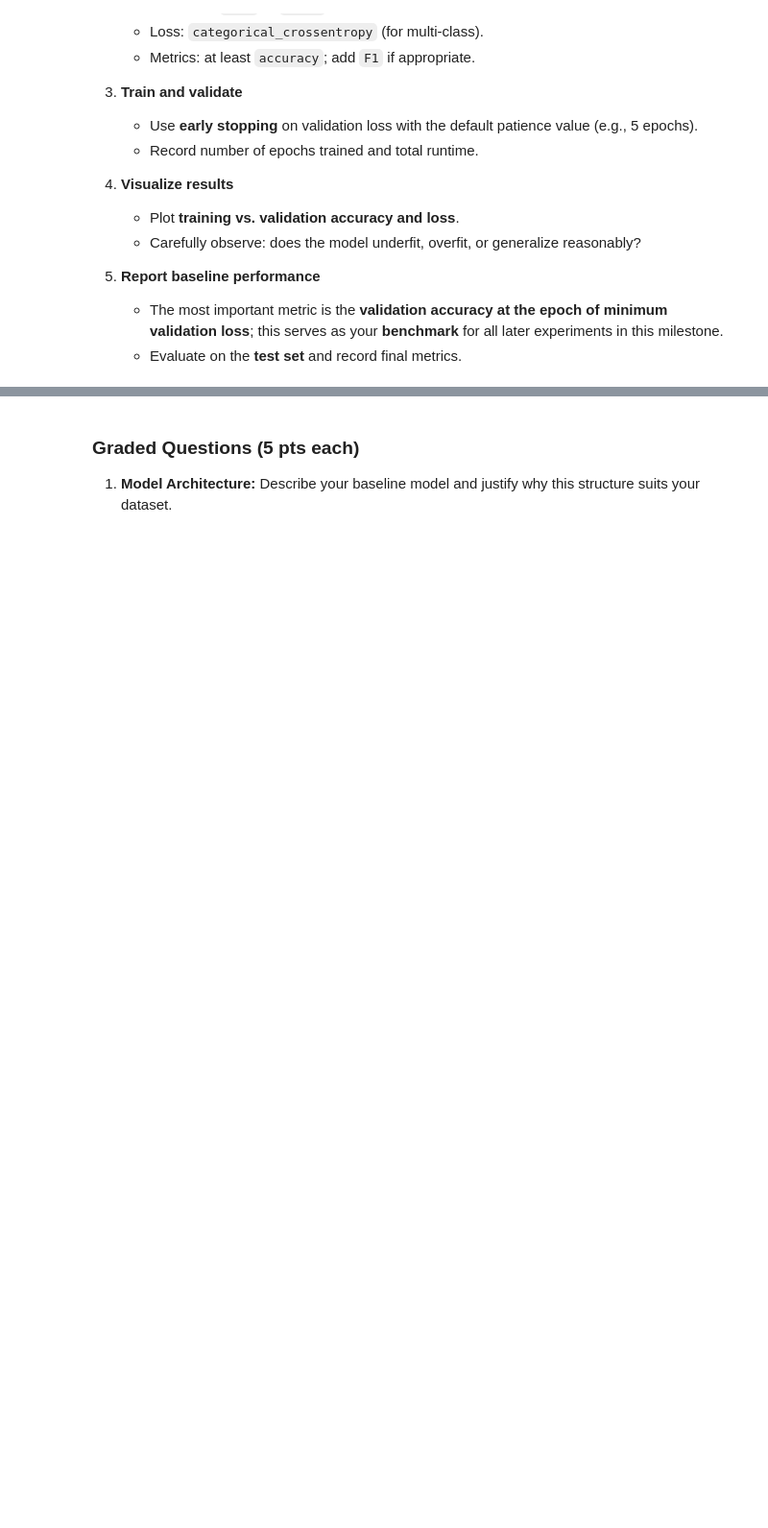
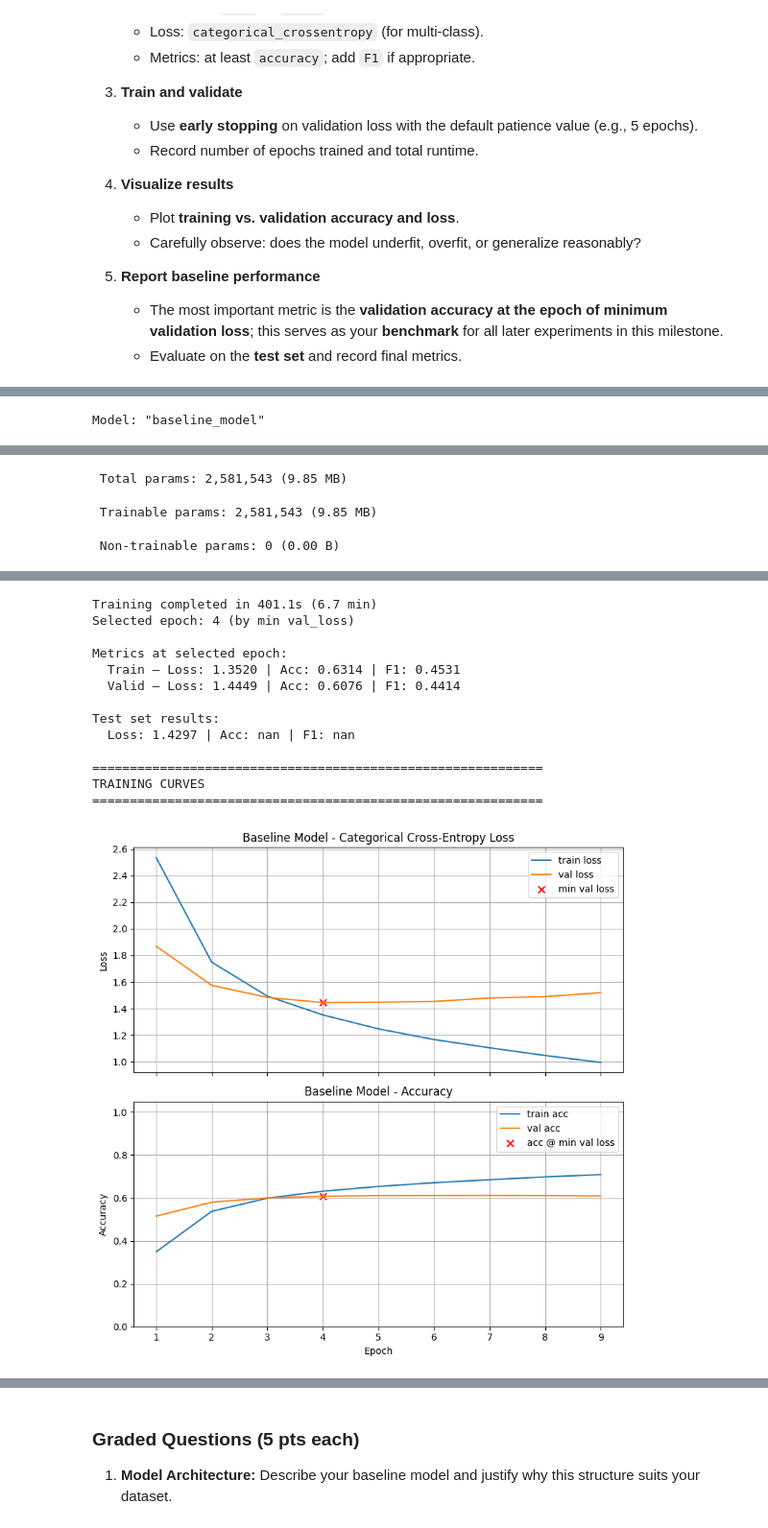
Before and after one commit to abcbbong/Module-7-Assignments, a Jupyter notebook: Milestone_02.ipynb, the cells around one changed output, grey strips where cells are left out. Shown: that part at 96% size. Drawn from its saved outputs; the diff is of its cells as text; code cells hidden in the pictures; blank space fills up the shorter version.

```diff
--- a/Milestone_02.ipynb
+++ b/Milestone_02.ipynb
@@ -602,0 +927,61 @@ This baseline will help you evaluate whether later architectures and fine-tuning
+# %%
+# ============================================
+# Problem 2: Baseline Model - Text Classification
+# ============================================
+
+print("="*60)
+print("PROBLEM 2: BASELINE MODEL")
+print("="*60)
+
+# --- 2.1 Model Architecture ---
+print("\n--- Building Baseline Model ---")
+print("Architecture: Embedding → GlobalAveragePooling1D → Dense → Softmax")
+
+baseline_model = Sequential([
+    Embedding(input_dim=VOCAB_SIZE, output_dim=128, input_length=MAX_SEQ_LEN, name='embedding'),
+    GlobalAveragePooling1D(name='global_avg_pool'),
+    Dense(128, activation='relu', name='dense_hidden'),
+    Dropout(0.5, name='dropout'),
+    Dense(num_classes, activation='softmax', name='output')
+], name='baseline_model')
+
+# Build the model explicitly to ensure proper shape inference
+baseline_model.build(input_shape=(None, MAX_SEQ_LEN))
+baseline_model.summary()
+
+print(f"\nModel Parameters: {baseline_model.count_params():,}")
+print(f"Input Shape: (batch_size, {MAX_SEQ_LEN})")
+print(f"Output Shape: (batch_size, {num_classes})")
+
+# --- 2.2 Train Model using enhanced train_and_test ---
+print("\n--- Training Baseline Model ---")
+
+history_baseline, test_results_baseline, info_baseline = train_and_test(
+    baseline_model,
+    train_ds=train_ds,
+    val_ds=val_ds,
+    test_ds=test_ds,
+    epochs=50,
+    optimizer="Adam",
+    lr_schedule=0.001,
+    loss='sparse_categorical_crossentropy',
+    metrics=['accuracy'],
+    include_macro_f1=True,
+    num_classes=num_classes,
+    title="Baseline Model",
+    use_early_stopping=True,
+    patience=5,
+    verbose=1,
+    return_history=True
+)
+
+# Store for compatibility with existing code
+training_time = info_baseline['elapsed_sec']
+best_val_acc = info_baseline['val_accuracy_at_best']
+best_val_f1 = info_baseline['val_macro_f1_at_best']
+test_accuracy = info_baseline['test_accuracy']
+test_f1 = info_baseline['test_macro_f1']
+test_loss = info_baseline['test_loss']
+
+#check for reupload
+# %% [output]
@@ -602,0 +994 @@ This baseline will help you evaluate whether later architectures and fine-tuning
+Model: "baseline_model"
@@ -602,0 +1009,3 @@ This baseline will help you evaluate whether later architectures and fine-tuning
+ Total params: 2,581,543 (9.85 MB)
+ Trainable params: 2,581,543 (9.85 MB)
+ Non-trainable params: 0 (0.00 B)
@@ -602,0 +1045,14 @@ This baseline will help you evaluate whether later architectures and fine-tuning
+Training completed in 401.1s (6.7 min)
+Selected epoch: 4 (by min val_loss)
+
+Metrics at selected epoch:
+  Train — Loss: 1.3520 | Acc: 0.6314 | F1: 0.4531
+  Valid — Loss: 1.4449 | Acc: 0.6076 | F1: 0.4414
+
+Test set results:
+  Loss: 1.4297 | Acc: nan | F1: nan
+
+============================================================
+TRAINING CURVES
+============================================================
+[figure, added]
```
Also changed, not shown: parts of 14 cells of this notebook.
